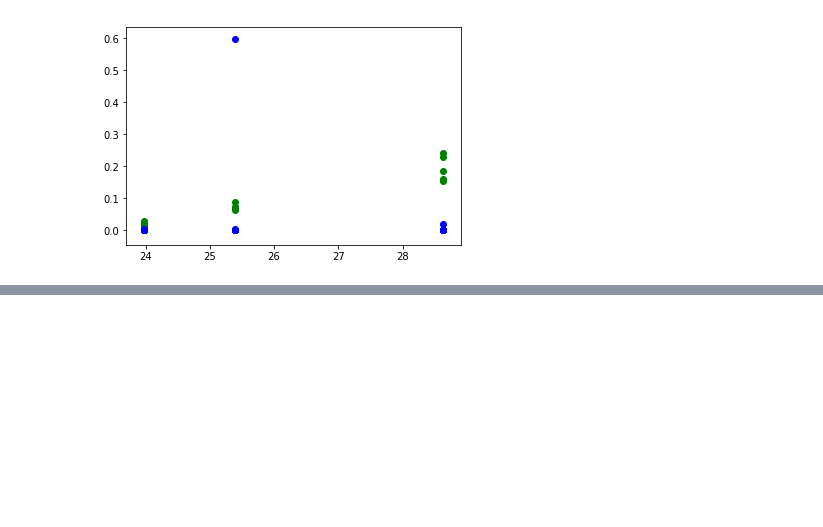
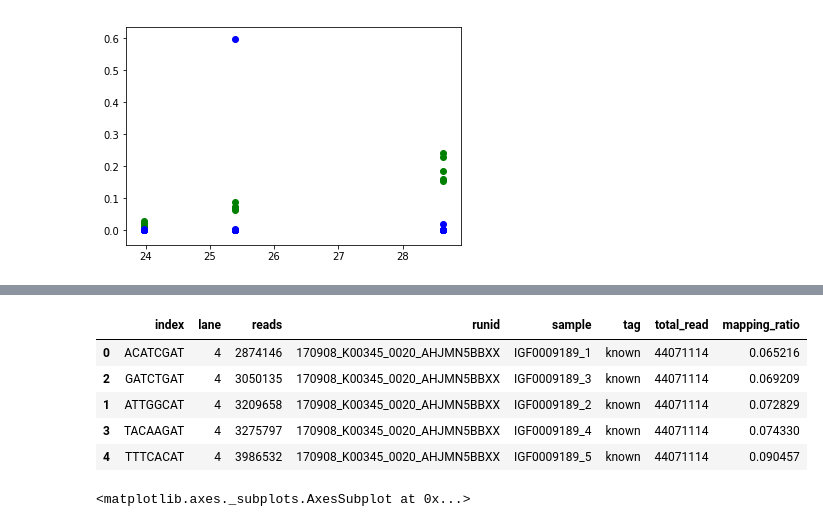
Before and after one commit to avikdatta/ipython_notebook_backup, a Jupyter notebook: qc_stats/check barcode.ipynb, the cells around one changed output, grey strips where cells are left out. Drawn from its saved outputs; the diff is of its cells as text; code cells hidden in the pictures; blank space fills up the shorter version.

```diff
--- a/qc_stats/check barcode.ipynb
+++ b/qc_stats/check barcode.ipynb
@@ -247,0 +263,9 @@ plt.show()
+# %%
+fknown.head()
+# %% [output]
+|  | index | lane | reads | runid | sample | tag | total_read | mapping_ratio |
+| 0 | ACATCGAT | 4 | 2874146 | 170908_K00345_0020_AHJMN5BBXX | IGF0009189_1 | known | 44071114 | 0.065216 |
+| 2 | GATCTGAT | 4 | 3050135 | 170908_K00345_0020_AHJMN5BBXX | IGF0009189_3 | known | 44071114 | 0.069209 |
+| 1 | ATTGGCAT | 4 | 3209658 | 170908_K00345_0020_AHJMN5BBXX | IGF0009189_2 | known | 44071114 | 0.072829 |
+| 3 | TACAAGAT | 4 | 3275797 | 170908_K00345_0020_AHJMN5BBXX | IGF0009189_4 | known | 44071114 | 0.074330 |
+| 4 | TTTCACAT | 4 | 3986532 | 170908_K00345_0020_AHJMN5BBXX | IGF0009189_5 | known | 44071114 | 0.090457 |
@@ -247,0 +278,4 @@ plt.show()
+# %%
+fknown['mapping_ratio'].hist(bins=50,)
+# %% [output]
+<matplotlib.axes._subplots.AxesSubplot at 0x...>
```
Also changed, not shown: parts of 38 cells of this notebook.
